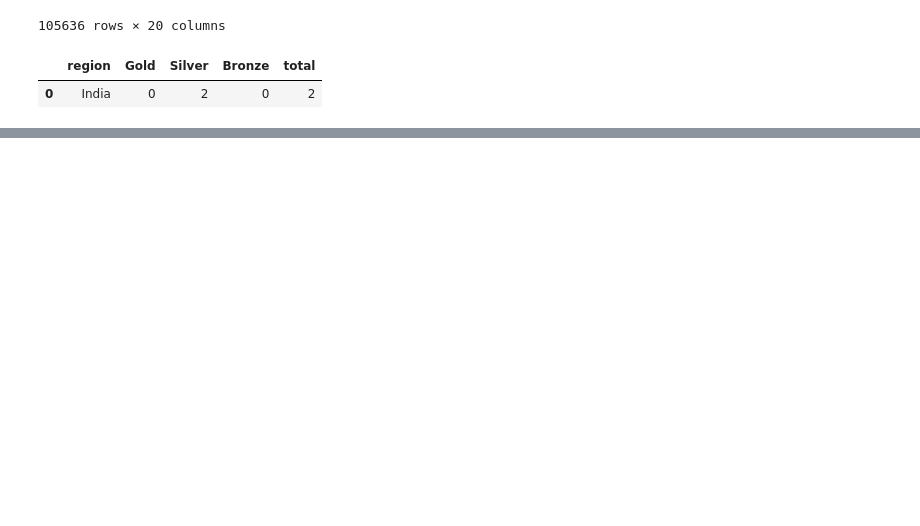
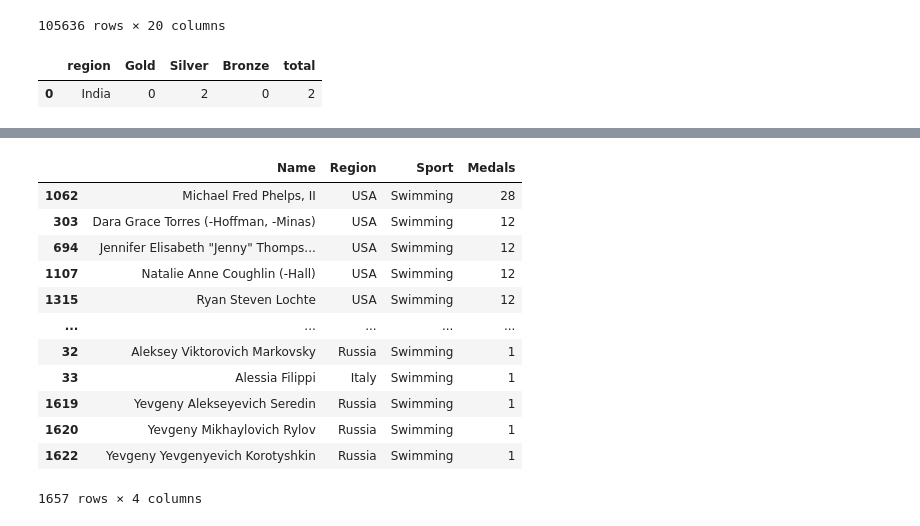
Before and after one commit to itsmeankeet/MachineLearning, a Jupyter notebook: olympics-data-analysis-webapp/app.ipynb, the cells around one changed output, grey strips where cells are left out. Saved outputs shown, nothing was run; the diff lists cells and outputs as text; code cells hidden in the pictures; blank space fills up the shorter version.

Commit message:
Overall  Analysis Completed

```diff
--- a/olympics-data-analysis-webapp/app.ipynb
+++ b/olympics-data-analysis-webapp/app.ipynb
@@ -522,0 +666,29 @@ fetch_medal_tally(year='1900', country='India')
+# %%
+def most_successful(df, sport):
+    """Returns DataFrame of most successful athletes by medal count for a given sport"""
+    # Filter for valid medals and sport
+    temp_df = df[df['Medal'].notna()]
+    if sport != 'Overall':
+        temp_df = temp_df[temp_df['Sport'] == sport]
+
+    # Group and count medals
+    medals = temp_df.groupby(['Name', 'region', 'Sport'])['Medal'].count().reset_index()
+    medals = medals.sort_values('Medal', ascending=False)
+    medals.columns = ['Name', 'Region', 'Sport', 'Medals']
+    return medals
+# %%
+most_successful(df, 'Swimming')
+# %% [output]
+|  | Name | Region | Sport | Medals |
+| 1062 | Michael Fred Phelps, II | USA | Swimming | 28 |
+| 303 | Dara Grace Torres (-Hoffman, -Minas) | USA | Swimming | 12 |
+| 694 | Jennifer Elisabeth "Jenny" Thomps... | USA | Swimming | 12 |
+| 1107 | Natalie Anne Coughlin (-Hall) | USA | Swimming | 12 |
+| 1315 | Ryan Steven Lochte | USA | Swimming | 12 |
+| ... | ... | ... | ... | ... |
+| 32 | Aleksey Viktorovich Markovsky | Russia | Swimming | 1 |
+| 33 | Alessia Filippi | Italy | Swimming | 1 |
+| 1619 | Yevgeny Alekseyevich Seredin | Russia | Swimming | 1 |
+| 1620 | Yevgeny Mikhaylovich Rylov | Russia | Swimming | 1 |
+| 1622 | Yevgeny Yevgenyevich Korotyshkin | Russia | Swimming | 1 |
+1657 rows × 4 columns
```
Also changed, not shown: parts of 19 cells of this notebook, 5 other files.
